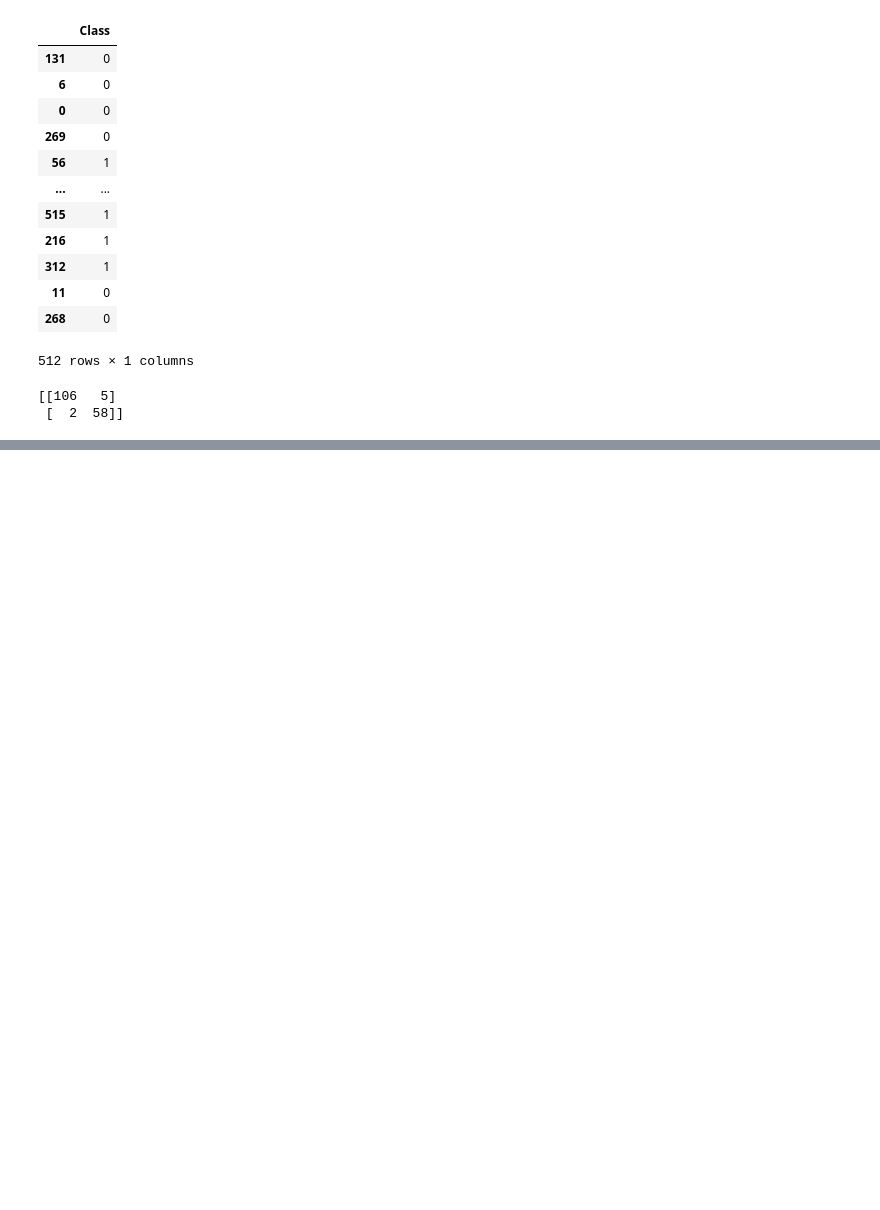
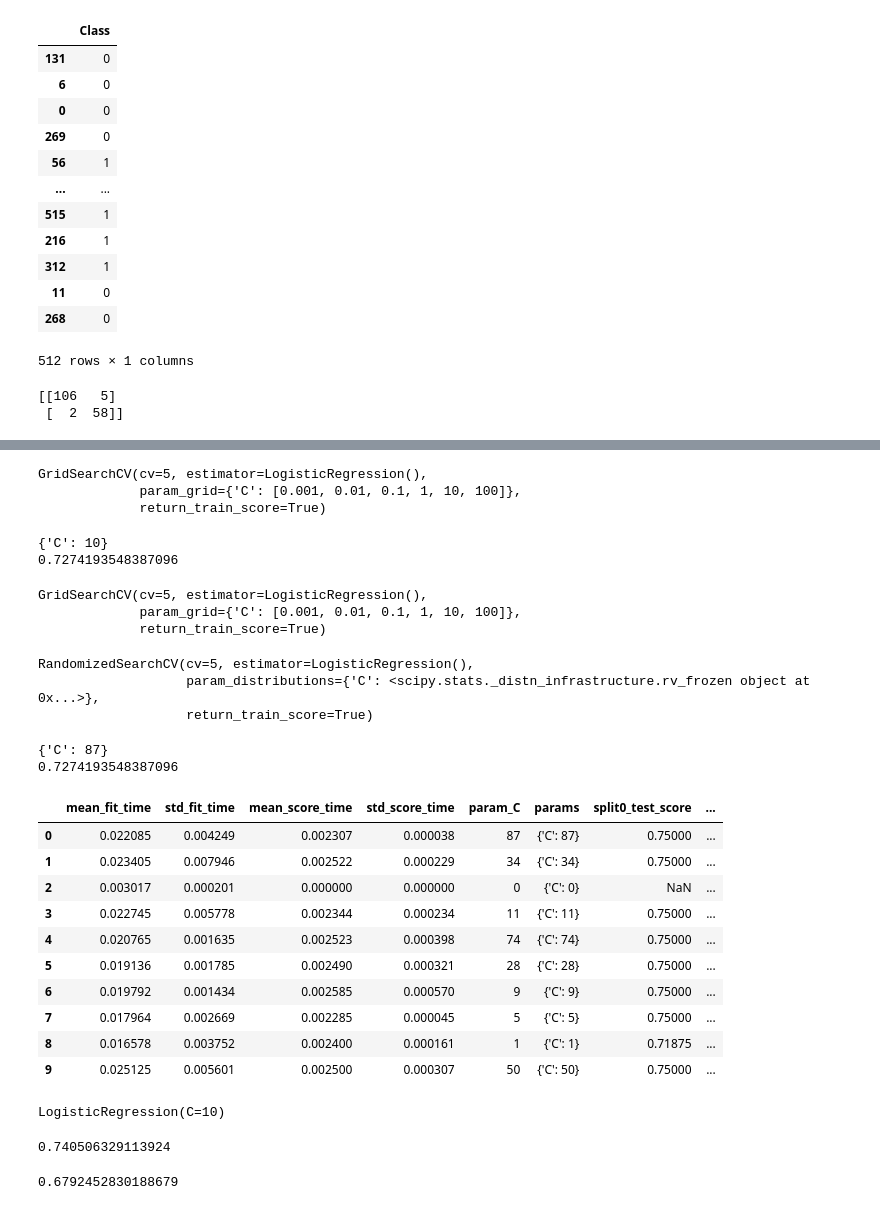
Before and after one commit to LEECHANGDAEE/b_data_certificate, a Jupyter notebook: 빅분기_실기.ipynb, the cells around one changed output, grey strips where cells are left out. Cells and saved outputs as stored; diff of their text form; code cells hidden in the pictures; blank space fills up the shorter version.

```diff
--- a/빅분기_실기.ipynb
+++ b/빅분기_실기.ipynb
@@ -187,0 +280,3 @@ print(confusion_test)
+# %%
+from sklearn.model_selection import GridSearchCV
+param_grid = {'C':[0.001, 0.01, 0.1, 1, 10, 100]}
@@ -187,0 +285,66 @@ print(confusion_test)
+# %%
+grid_search = GridSearchCV(LogisticRegression(), param_grid, cv =5,
+                           return_train_score = True)
+grid_search.fit(X_train, y_train)
+# %% [output]
+GridSearchCV(cv=5, estimator=LogisticRegression(),
+             param_grid={'C': [0.001, 0.01, 0.1, 1, 10, 100]},
+             return_train_score=True)
+# %%
+print(grid_search.best_params_)
+print(grid_search.best_score_)
+# %% [output]
+{'C': 10}
+0.7274193548387096
+# %%
+GridSearchCV(LogisticRegression(),param_grid,cv=5,return_train_score=True)
+# %% [output]
+GridSearchCV(cv=5, estimator=LogisticRegression(),
+             param_grid={'C': [0.001, 0.01, 0.1, 1, 10, 100]},
+             return_train_score=True)
+# %%
+from sklearn.model_selection import RandomizedSearchCV
+from scipy.stats import randint
+param_distribs = {'C':randint(low = 0.001, high=100)}
+# %%
+random_search = RandomizedSearchCV(LogisticRegression(),param_distribs, cv=5, return_train_score=True)
+random_search.fit(X_train, y_train)
+# %% [output]
+RandomizedSearchCV(cv=5, estimator=LogisticRegression(),
+                   param_distributions={'C': <scipy.stats._distn_infrastructure.rv_frozen object at 0x...>},
+                   return_train_score=True)
+# %%
+print(random_search.best_params_)
+print(random_search.best_score_)
+# %% [output]
+{'C': 87}
+0.7274193548387096
+# %%
+pd.DataFrame(random_search.cv_results_)
+# %% [output]
+|  | mean_fit_time | std_fit_time | mean_score_time | std_score_time | param_C | params | split0_test_score | ... |
+| 0 | 0.022085 | 0.004249 | 0.002307 | 0.000038 | 87 | {'C': 87} | 0.75000 | ... |
+| 1 | 0.023405 | 0.007946 | 0.002522 | 0.000229 | 34 | {'C': 34} | 0.75000 | ... |
+| 2 | 0.003017 | 0.000201 | 0.000000 | 0.000000 | 0 | {'C': 0} | NaN | ... |
+| 3 | 0.022745 | 0.005778 | 0.002344 | 0.000234 | 11 | {'C': 11} | 0.75000 | ... |
+| 4 | 0.020765 | 0.001635 | 0.002523 | 0.000398 | 74 | {'C': 74} | 0.75000 | ... |
+| 5 | 0.019136 | 0.001785 | 0.002490 | 0.000321 | 28 | {'C': 28} | 0.75000 | ... |
+| 6 | 0.019792 | 0.001434 | 0.002585 | 0.000570 | 9 | {'C': 9} | 0.75000 | ... |
+| 7 | 0.017964 | 0.002669 | 0.002285 | 0.000045 | 5 | {'C': 5} | 0.75000 | ... |
+| 8 | 0.016578 | 0.003752 | 0.002400 | 0.000161 | 1 | {'C': 1} | 0.71875 | ... |
+| 9 | 0.025125 | 0.005601 | 0.002500 | 0.000307 | 50 | {'C': 50} | 0.75000 | ... |
+# %%
+f_model = LogisticRegression(C=10)
+f_model.fit(X_train, y_train)
+# %% [output]
+LogisticRegression(C=10)
+# %%
+pred_train = f_model.predict(X_train)
+f_model.score(X_train, y_train)
+# %% [output]
+0.740506329113924
+# %%
+pred_test = f_model.predict(X_test)
+f_model.score(X_test, y_test)
+# %% [output]
+0.6792452830188679
```
Also changed, not shown: parts of 45 cells of this notebook.
